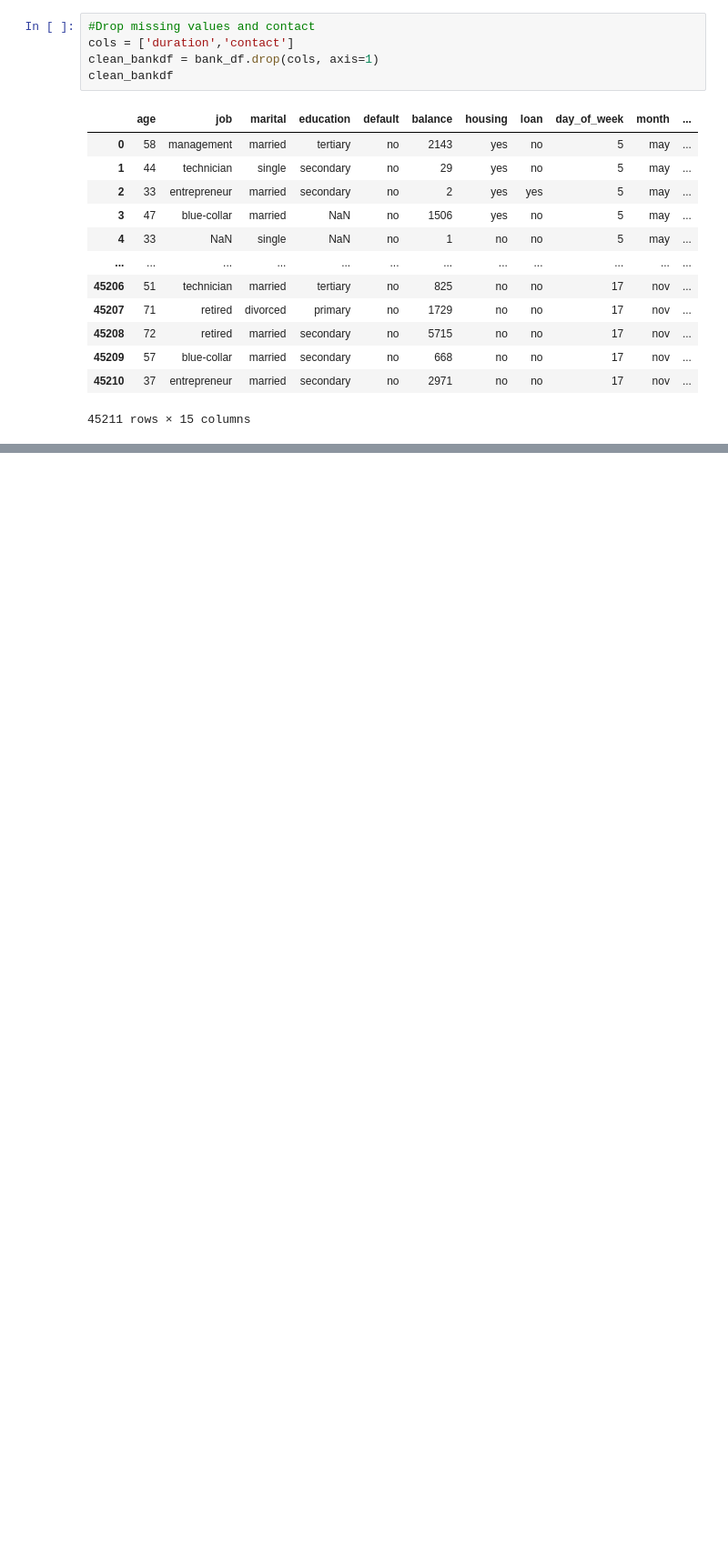
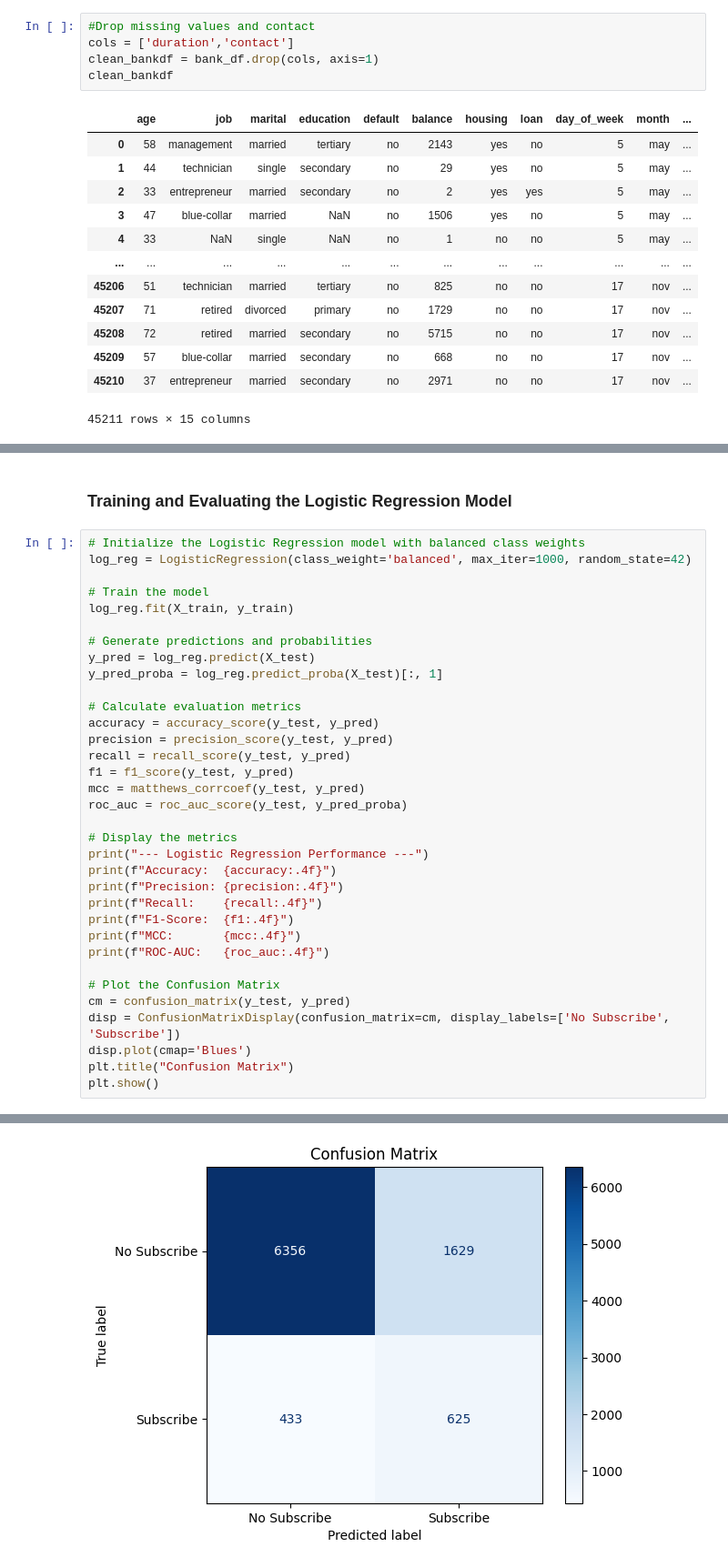
Before and after one commit to guansong8/BA305-Straight-A-Students, a Jupyter notebook: Logistic_Regression.ipynb, the cells around one changed output, grey strips where cells are left out. Shown at 91% size. Saved outputs shown, nothing was run; the diff lists cells and outputs as text; blank space fills up the shorter version.

```diff
--- a/Logistic_Regression.ipynb
+++ b/Logistic_Regression.ipynb
@@ -204,0 +508,37 @@ success   35.274653  64.725347
+# %% [markdown]
+### Training and Evaluating the Logistic Regression Model
+# %%
+# Initialize the Logistic Regression model with balanced class weights
+log_reg = LogisticRegression(class_weight='balanced', max_iter=1000, random_state=42)
+
+# Train the model
+log_reg.fit(X_train, y_train)
+
+# Generate predictions and probabilities
+y_pred = log_reg.predict(X_test)
+y_pred_proba = log_reg.predict_proba(X_test)[:, 1]
+
+# Calculate evaluation metrics
+accuracy = accuracy_score(y_test, y_pred)
+precision = precision_score(y_test, y_pred)
+recall = recall_score(y_test, y_pred)
+f1 = f1_score(y_test, y_pred)
+mcc = matthews_corrcoef(y_test, y_pred)
+roc_auc = roc_auc_score(y_test, y_pred_proba)
+
+# Display the metrics
+print("--- Logistic Regression Performance ---")
+print(f"Accuracy:  {accuracy:.4f}")
+print(f"Precision: {precision:.4f}")
+print(f"Recall:    {recall:.4f}")
+print(f"F1-Score:  {f1:.4f}")
+print(f"MCC:       {mcc:.4f}")
+print(f"ROC-AUC:   {roc_auc:.4f}")
+
+# Plot the Confusion Matrix
+cm = confusion_matrix(y_test, y_pred)
+disp = ConfusionMatrixDisplay(confusion_matrix=cm, display_labels=['No Subscribe', 'Subscribe'])
+disp.plot(cmap='Blues')
+plt.title("Confusion Matrix")
+plt.show()
+# %% [output]
@@ -204,0 +559 @@ success   35.274653  64.725347
+[figure, added]
```
Also changed, not shown: parts of 42 cells of this notebook.
